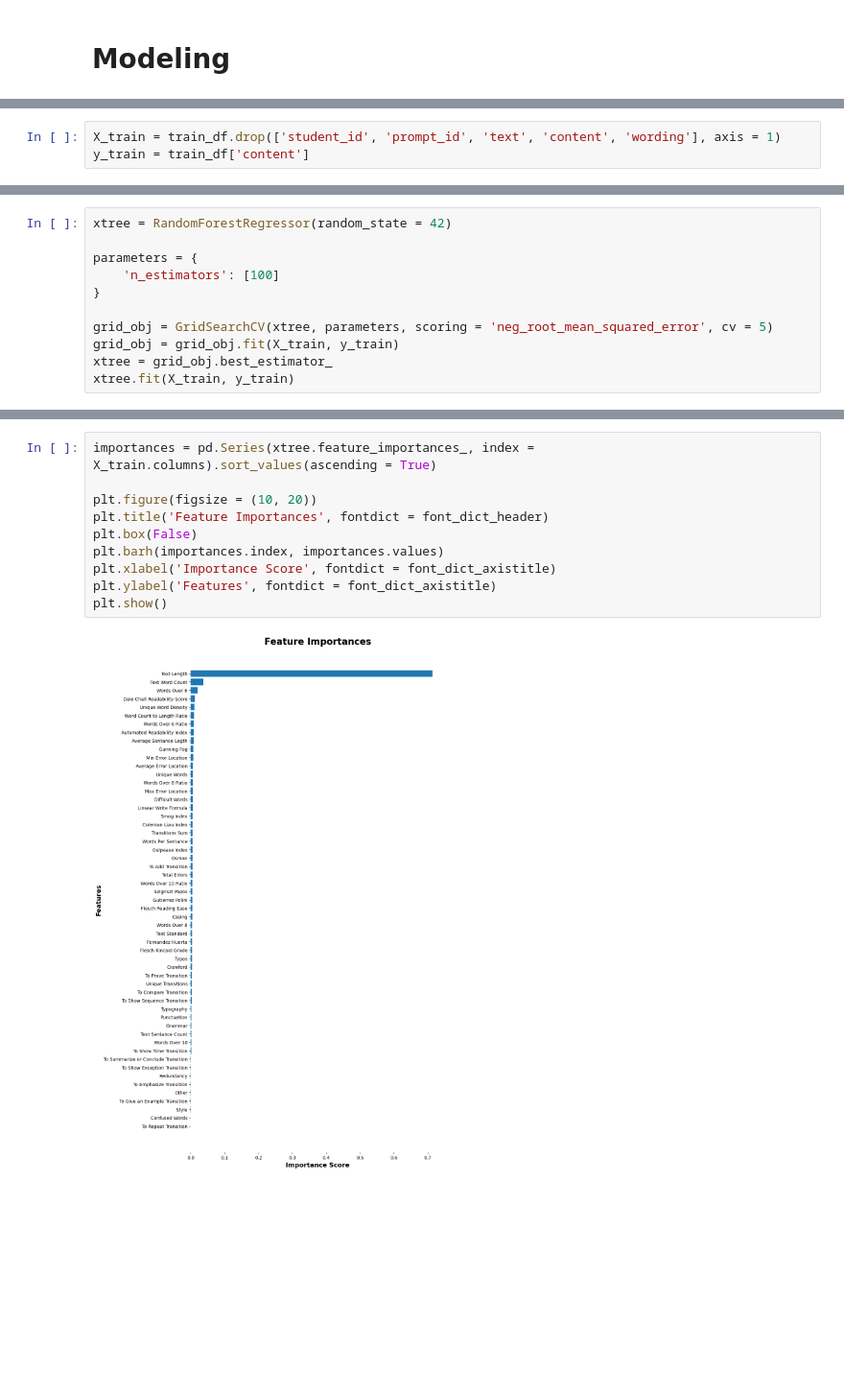
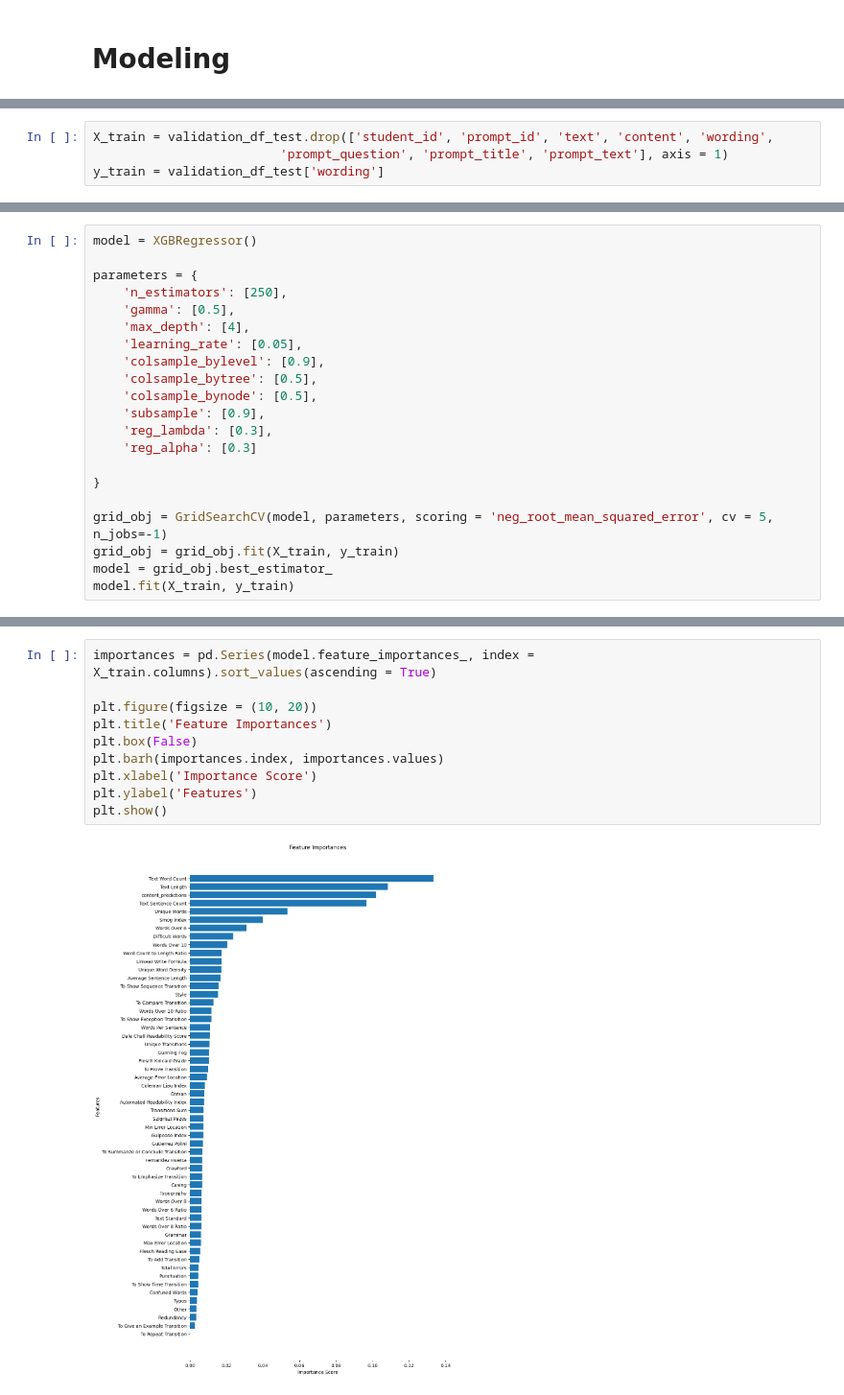
Before and after one commit to ClayGendron/commonlit-evaluate-student-summaries-kaggle, a Jupyter notebook: clay.ipynb, the cells around one changed output, grey strips where cells are left out. Shown: that part at 96% size. Cells and saved outputs as stored; diff of their text form; blank space fills up the shorter version.

Commit message:
Trained RoBERTa model and other stuff

```diff
--- a/clay.ipynb
+++ b/clay.ipynb
@@ -261,3 +693,4 @@ train_promts_df.loc[0, 'prompt_text']
 # %%
-X_train = train_df.drop(['student_id', 'prompt_id', 'text', 'content', 'wording'], axis = 1)
-y_train = train_df['content']
+X_train = validation_df_test.drop(['student_id', 'prompt_id', 'text', 'content', 'wording',
+                         'prompt_question', 'prompt_title', 'prompt_text'], axis = 1)
+y_train = validation_df_test['wording']
@@ -264,12 +721,22 @@ y_train = train_df['content']
 # %%
-xtree = RandomForestRegressor(random_state = 42)
+model = XGBRegressor()
 
 parameters = {
-    'n_estimators': [100]
+    'n_estimators': [250],
+    'gamma': [0.5],
+    'max_depth': [4],
+    'learning_rate': [0.05],
+    'colsample_bylevel': [0.9],
+    'colsample_bytree': [0.5],
+    'colsample_bynode': [0.5],
+    'subsample': [0.9],
+    'reg_lambda': [0.3],
+    'reg_alpha': [0.3]
+
 }
 
-grid_obj = GridSearchCV(xtree, parameters, scoring = 'neg_root_mean_squared_error', cv = 5)
+grid_obj = GridSearchCV(model, parameters, scoring = 'neg_root_mean_squared_error', cv = 5, n_jobs=-1)
 grid_obj = grid_obj.fit(X_train, y_train)
-xtree = grid_obj.best_estimator_
-xtree.fit(X_train, y_train)
+model = grid_obj.best_estimator_
+model.fit(X_train, y_train)
 # %% [output]
@@ -283,12 +774,12 @@ results.sort_values('rank_test_score')
 # %%
-importances = pd.Series(xtree.feature_importances_, index = X_train.columns).sort_values(ascending = True)
+importances = pd.Series(model.feature_importances_, index = X_train.columns).sort_values(ascending = True)
 
 plt.figure(figsize = (10, 20))
-plt.title('Feature Importances', fontdict = font_dict_header)
+plt.title('Feature Importances')
 plt.box(False)
 plt.barh(importances.index, importances.values)
-plt.xlabel('Importance Score', fontdict = font_dict_axistitle)
-plt.ylabel('Features', fontdict = font_dict_axistitle)
+plt.xlabel('Importance Score')
+plt.ylabel('Features')
 plt.show()
 # %% [output]
-[figure, old version]
+[figure, new version]
```
Also changed, not shown: parts of 56 cells of this notebook, 11 other files.
